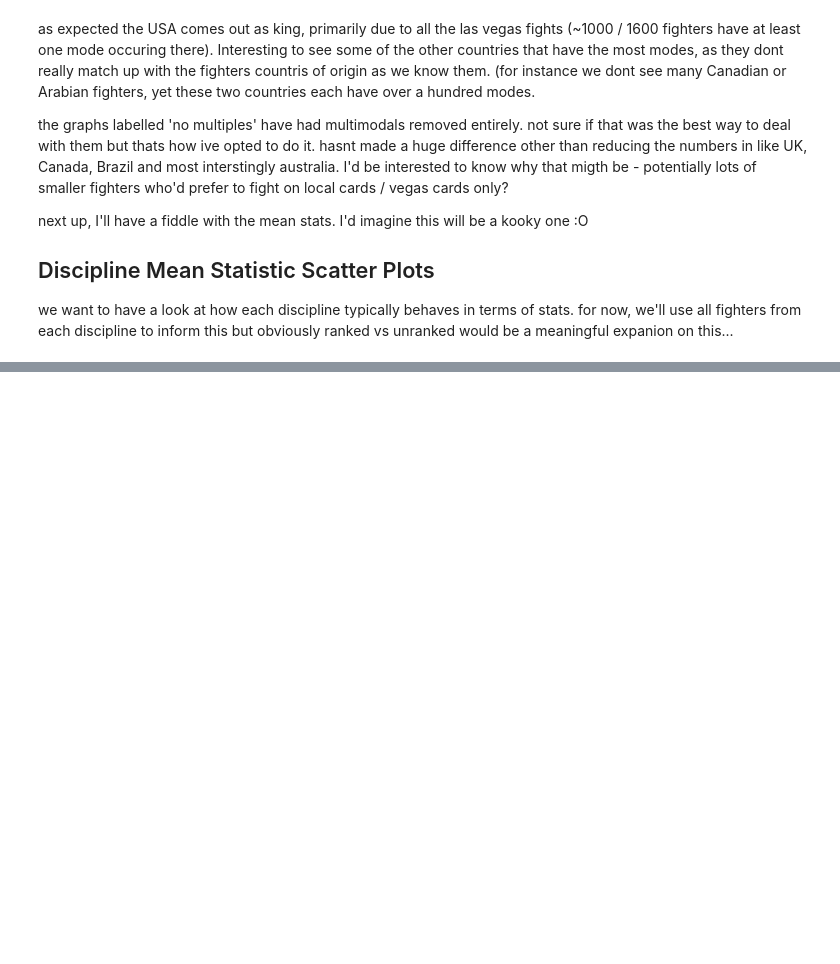
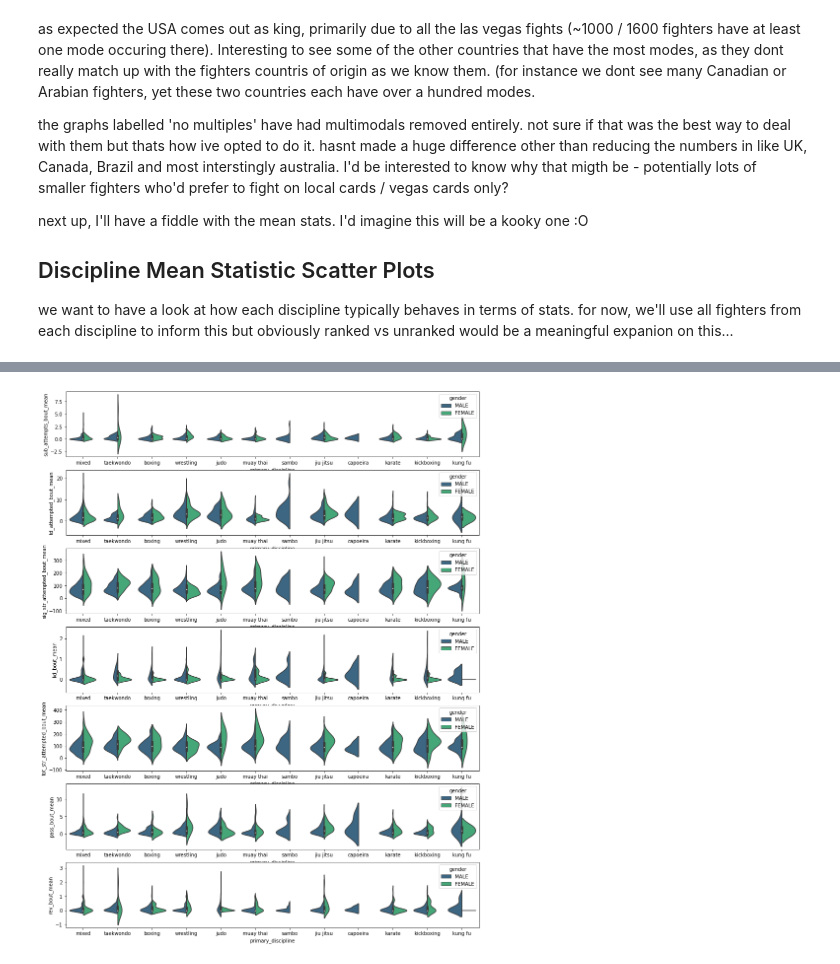
Before and after one commit to JohnStokes228/mma_dashboard, a Jupyter notebook: analysis_notebooks/per_fighter_eda.ipynb, the cells around one changed output, grey strips where cells are left out. Drawn from its saved outputs; the diff is of its cells as text; code cells hidden in the pictures; blank space fills up the shorter version.

Commit message:
added a handfull of weird graphs to look at. nout too exciting though tbh

```diff
--- a/analysis_notebooks/per_fighter_eda.ipynb
+++ b/analysis_notebooks/per_fighter_eda.ipynb
@@ -221,0 +222,11 @@ who saw that title coming after the last sentence?
+# %%
+cols = ['sub_attempts_bout_mean', 'td_attempted_bout_mean', 'sig_str_attempted_bout_mean', 'kd_bout_mean',
+        'tot_str_attempted_bout_mean', 'pass_bout_mean', 'rev_bout_mean']
+
+fig, ax = plt.subplots(7, figsize=(15, 20))
+
+for col in range(len(cols)):
+    sns.violinplot(x="primary_discipline", y=cols[col], hue="gender",
+                   data=df, palette="viridis", split=True, ax=ax[col])
+# %% [output]
+[figure, added]
```
Also changed, not shown: parts of 17 cells of this notebook.
